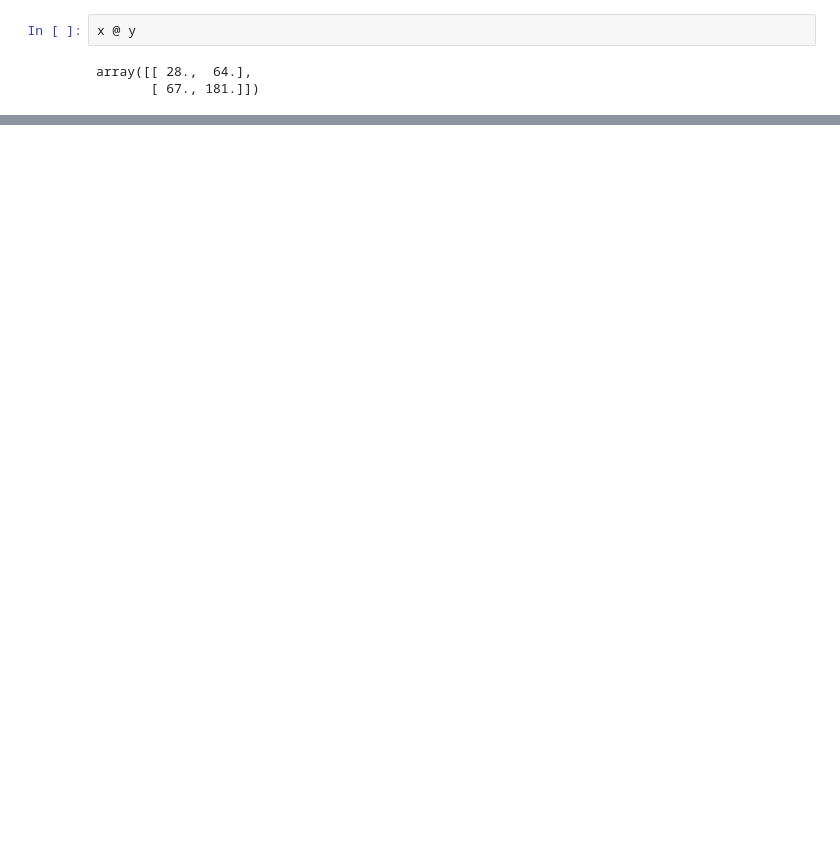
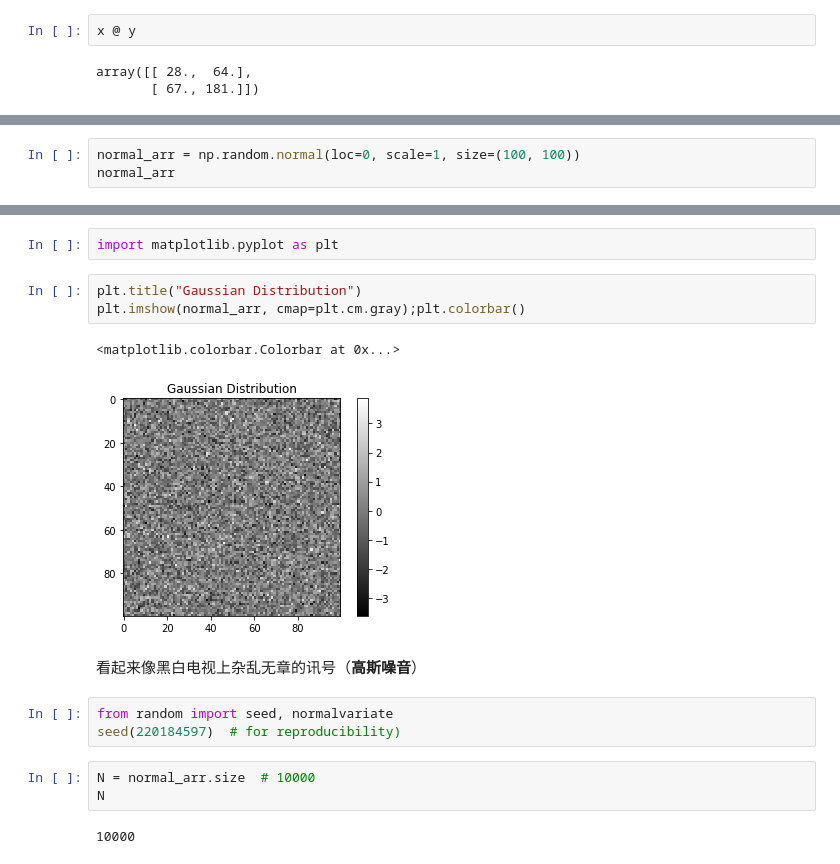
Before and after one commit to JerryQiang/series, a Jupyter notebook: data_analysis/chp4_numpy_basics.ipynb, the cells around one changed output, grey strips where cells are left out. Saved outputs shown, nothing was run; the diff lists cells and outputs as text; blank space fills up the shorter version.

```diff
--- a/data_analysis/chp4_numpy_basics.ipynb
+++ b/data_analysis/chp4_numpy_basics.ipynb
@@ -1109,0 +2120,3 @@ array([[-0.20472197, -0.03407671, -0.24781626, ...,  0.22195392,
+# %%
+normal_arr = np.random.normal(loc=0, scale=1, size=(100, 100))
+normal_arr
@@ -1109,0 +2137,18 @@ array([[-0.20472197, -0.03407671, -0.24781626, ...,  0.22195392,
+# %%
+import matplotlib.pyplot as plt
+# %%
+plt.title("Gaussian Distribution")
+plt.imshow(normal_arr, cmap=plt.cm.gray);plt.colorbar()
+# %% [output]
+<matplotlib.colorbar.Colorbar at 0x...>
+[figure, added]
+# %% [markdown]
+看起来像黑白电视上杂乱无章的讯号（**高斯噪音**）
+# %%
+from random import seed, normalvariate
+seed(220184597)  # for reproducibility)
+# %%
+N = normal_arr.size  # 10000
+N
+# %% [output]
+10000
```
Also changed, not shown: parts of 529 cells of this notebook, 24 other files.
